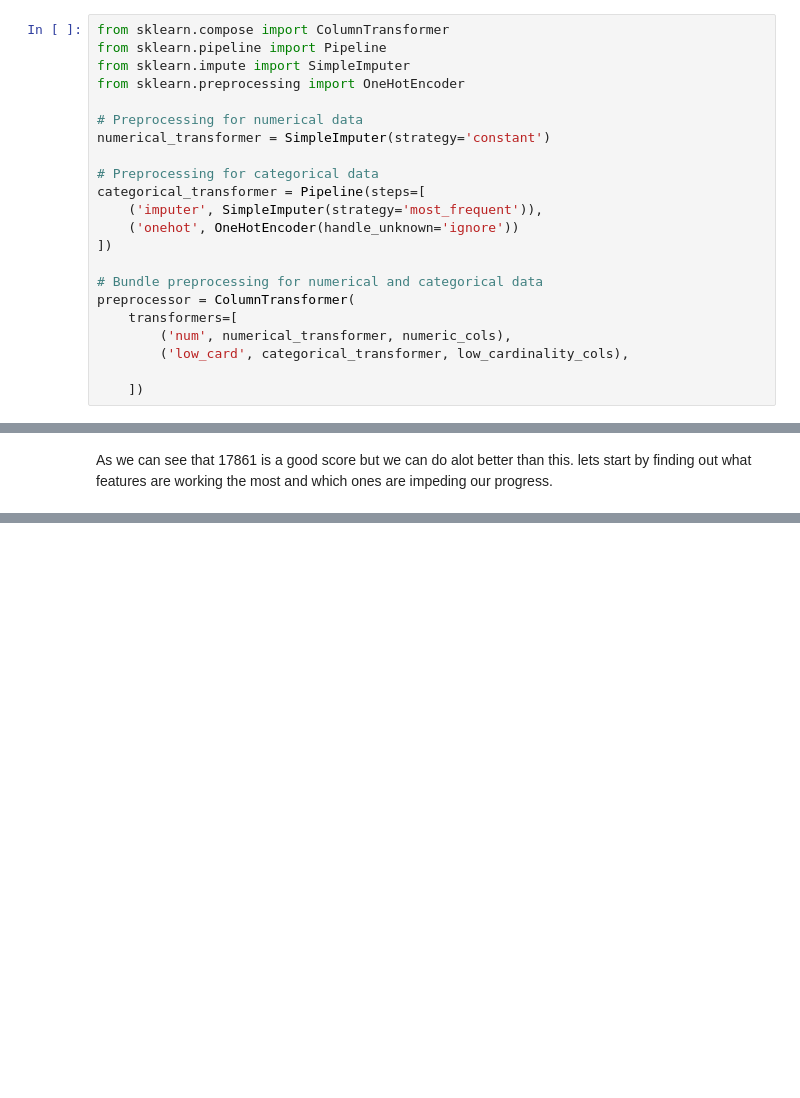
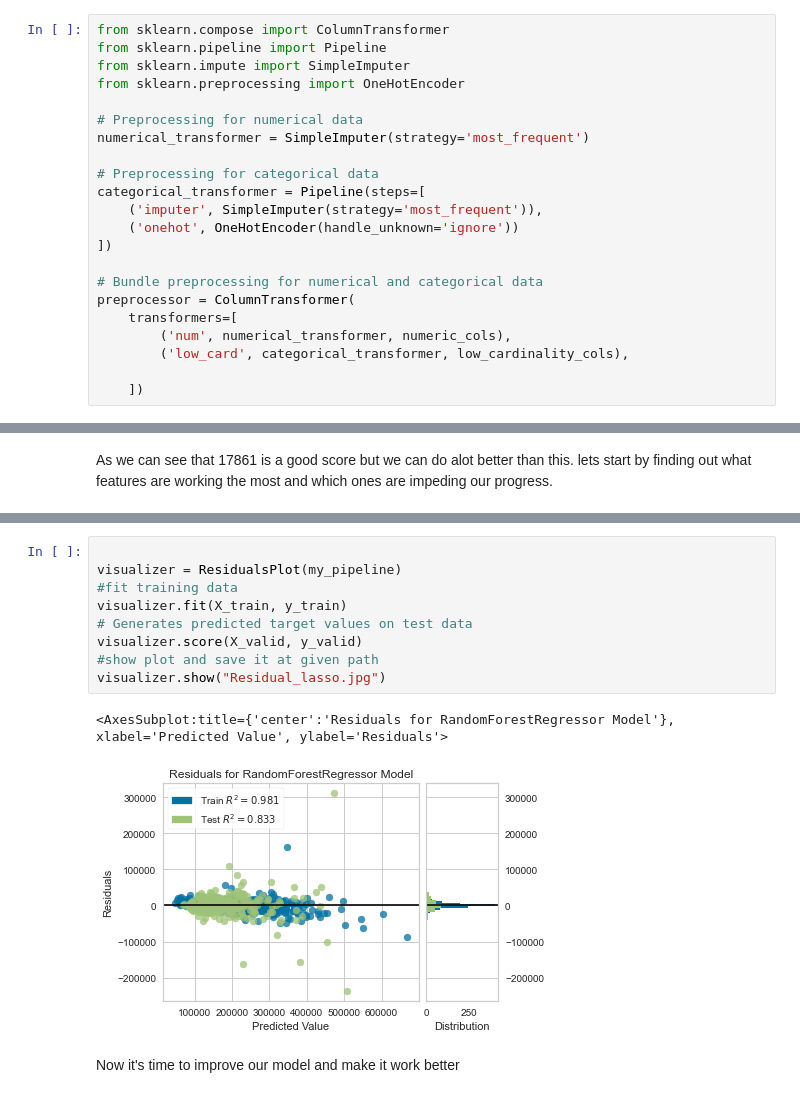
Before and after one commit to Raghav-rv28/Home-Price-Prediction, a Jupyter notebook: homeprice1.ipynb, the cells around one changed output, grey strips where cells are left out. Saved outputs shown, nothing was run; the diff lists cells and outputs as text; blank space fills up the shorter version.

```diff
--- a/homeprice1.ipynb
+++ b/homeprice1.ipynb
@@ -119,7 +172,7 @@ from sklearn.impute import SimpleImputer
 from sklearn.preprocessing import OneHotEncoder
 
 # Preprocessing for numerical data
-numerical_transformer = SimpleImputer(strategy='constant')
+numerical_transformer = SimpleImputer(strategy='most_frequent')
 
 # Preprocessing for categorical data
 categorical_transformer = Pipeline(steps=[
@@ -184,0 +217,14 @@ corr.style.background_gradient(cmap="autumn")
+# %%
+
+visualizer = ResidualsPlot(my_pipeline)
+#fit training data
+visualizer.fit(X_train, y_train)
+# Generates predicted target values on test data
+visualizer.score(X_valid, y_valid)
+#show plot and save it at given path
+visualizer.show("Residual_lasso.jpg")
+# %% [output]
+<AxesSubplot:title={'center':'Residuals for RandomForestRegressor Model'}, xlabel='Predicted Value', ylabel='Residuals'>
+[figure, added]
+# %% [markdown]
+Now it's time to improve our model and make it work better
```
Also changed, not shown: parts of 11 cells of this notebook, 1 other file.
